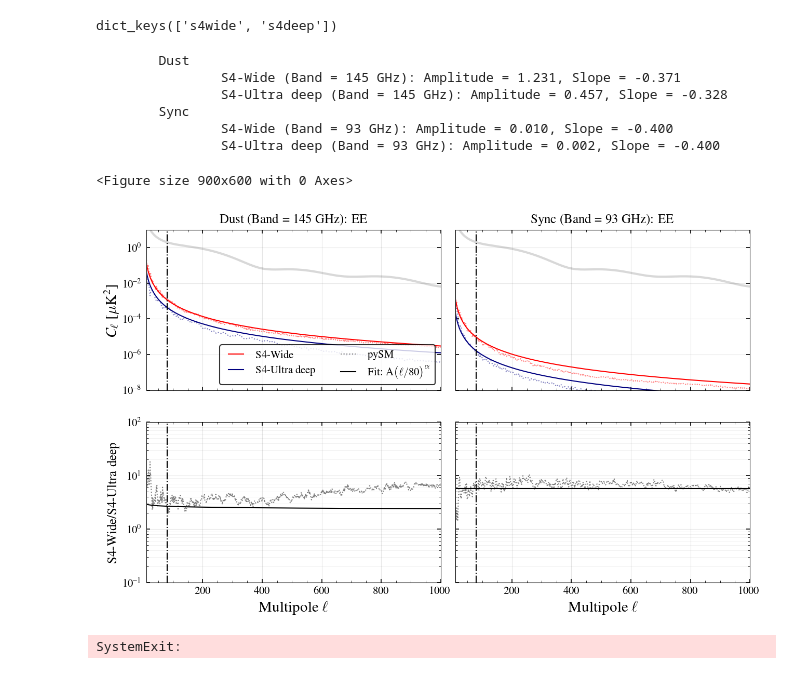
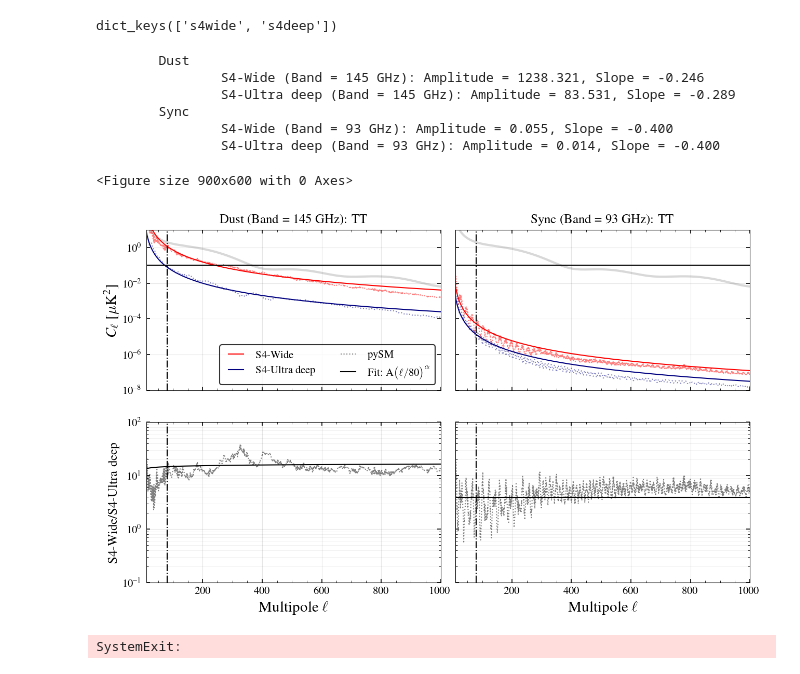
Before and after one commit to sriniraghunathan/DRAFT, a Jupyter notebook: scripts/notebooks/checks/check_gal_cl_and_fit_for_Tom.ipynb, the cells around one changed output. Saved outputs shown, nothing was run; the diff lists cells and outputs as text; code cells hidden in the pictures.

```diff
--- a/scripts/notebooks/checks/check_gal_cl_and_fit_for_Tom.ipynb
+++ b/scripts/notebooks/checks/check_gal_cl_and_fit_for_Tom.ipynb
@@ -119,7 +119,7 @@ def perform_fit(el, cl, ell_norm = 80, which_spec = 'TT'):
 # %%
 #get and store dust and sync values for both S4-Wide and S4-Ultra deep fields
 cl_gal_dic = {}
-which_spec = 'EE' #'TT' #'EE'# 'TT' #'TT'
+which_spec = 'TT' #'EE' #'TT' #'EE'# 'TT' #'TT'
 max_l = 1000
 exparr = ['s4wide', 's4deep']
 for expiter, expname in enumerate( exparr ):
@@ -197,38 +197,39 @@ for sbpl, dust_or_sync in enumerate(['dust', 'sync']):
         #xlabel(r'Multipole $\ell$', fontsize = 14)
         setp(ax.get_xticklabels(which = 'both'), visible=False)
     axvline(ell_norm, ls = '-.')
     grid(True, which='major', axis = 'x', lw = 0.5, alpha = 0.1)
     #grid(True, which='minor', axis = 'x', lw = 0.25, alpha = 0.1)
     grid(True, which='both', axis = 'y', lw = 0.5, alpha = 0.1)
     grid(True, which='minor', axis = 'y', lw = 0.25, alpha = 0.1)
+    axhline(1e-1, lw = 1.)
 
     ax=subplot(2,2,sbpl+3, yscale = 'log')
     el_s4wide, cl_s4wide, cl_fit_s4wide, pars_s4wide = cl_gal_dic['s4wide'][whichfreq][dust_or_sync]
     el_s4deep, cl_s4deep, cl_fit_s4deep, pars_s4deep = cl_gal_dic['s4deep'][whichfreq][dust_or_sync]
     plot(el_s4wide, cl_s4wide/cl_s4deep, 'k', ls = ':', alpha = 0.5)
     plot(el_s4wide, cl_fit_s4wide/cl_fit_s4deep, 'k-')
     xlim(xmin, xmax); ylim(0.1, 100.)
     xlabel(r'Multipole $\ell$', fontsize = 14)
     axvline(ell_norm, ls = '-.');
     grid(True, which='major', axis = 'x', lw = 0.5, alpha = 0.1)
     #grid(True, which='minor', axis = 'x', lw = 0.25, alpha = 0.1)
     grid(True, which='both', axis = 'y', lw = 0.5, alpha = 0.1)
     grid(True, which='minor', axis = 'y', lw = 0.25, alpha = 0.1)
     if sbpl == 0:
         ylabel(r'S4-Wide/S4-Ultra deep', fontsize = 12)
     else:
         setp(ax.get_yticklabels(which = 'both'), visible=False)
 
 show(); sys.exit()
 # %% [output]
         Dust
-                S4-Wide (Band = 145 GHz): Amplitude = 1.231, Slope = -0.371
-                S4-Ultra deep (Band = 145 GHz): Amplitude = 0.457, Slope = -0.328
+                S4-Wide (Band = 145 GHz): Amplitude = 1238.321, Slope = -0.246
+                S4-Ultra deep (Band = 145 GHz): Amplitude = 83.531, Slope = -0.289
         Sync
-                S4-Wide (Band = 93 GHz): Amplitude = 0.010, Slope = -0.400
-                S4-Ultra deep (Band = 93 GHz): Amplitude = 0.002, Slope = -0.400
+                S4-Wide (Band = 93 GHz): Amplitude = 0.055, Slope = -0.400
+                S4-Ultra deep (Band = 93 GHz): Amplitude = 0.014, Slope = -0.400
 <Figure size 900x600 with 0 Axes>
-[figure, old version]
+[figure, new version]
 SystemExit:
 # %%
 mask_str_dic = None
```
Also changed, not shown: 2 other files.
